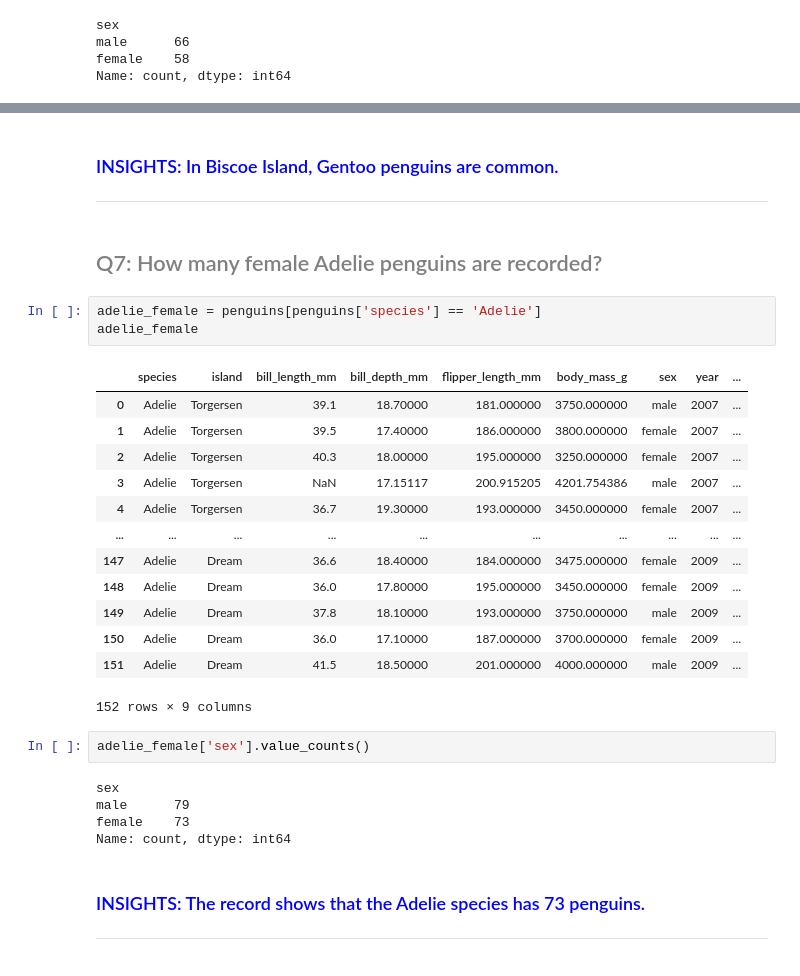
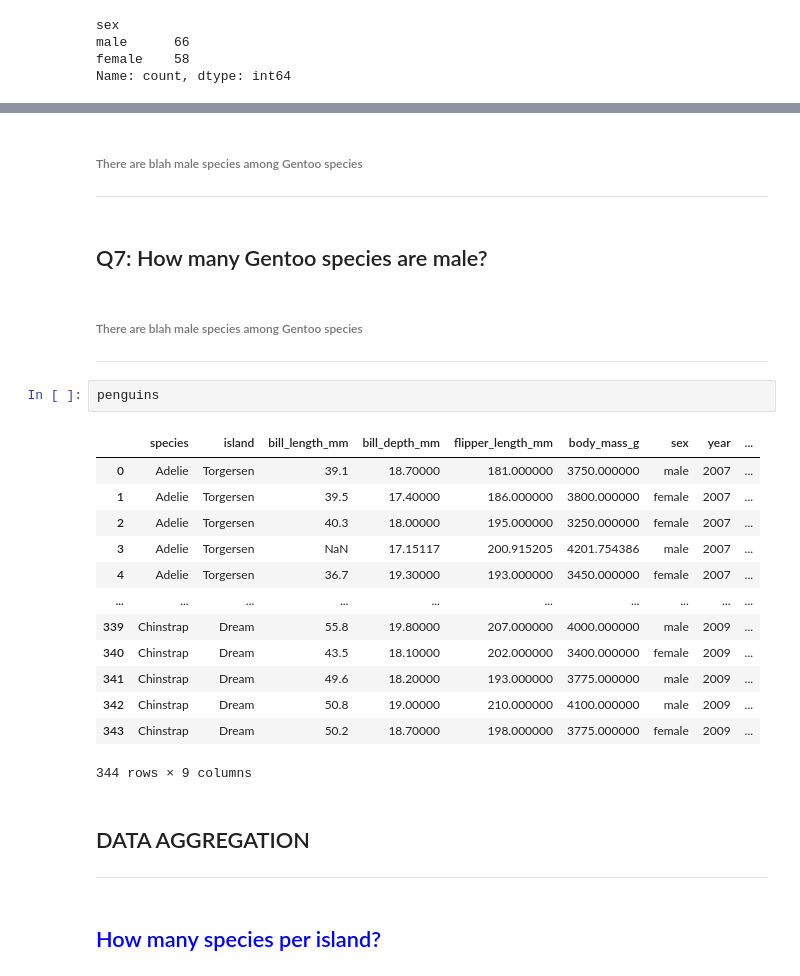
Before and after one commit to louiezzy/ELEC303-DataAnalytics, a Jupyter notebook: Activity 1.ipynb, the cells around one changed output, grey strips where cells are left out. Saved outputs shown, nothing was run; the diff lists cells and outputs as text.

```diff
--- a/Activity 1.ipynb
+++ b/Activity 1.ipynb
@@ -501,32 +452,29 @@ biscoe_species_mode
 # %% [markdown]
-<h3 style="color:blue">INSIGHTS: In Biscoe Island, Gentoo penguins are common. </h3>
+<h6>There are blah male species among Gentoo species </h6>
 <hr>
 # %% [markdown]
-<h2 style="color:gray">Q7: How many female Adelie penguins are recorded? </h2>
+<h2> Q7: How many Gentoo species are male? </h2>
-# %%
-adelie_female = penguins[penguins['species'] == 'Adelie']
-adelie_female
-# %% [output]
-|  | species | island | bill_length_mm | bill_depth_mm | flipper_length_mm | body_mass_g | sex | year | ... |
-| 0 | Adelie | Torgersen | 39.1 | 18.70000 | 181.000000 | 3750.000000 | male | 2007 | ... |
-| 1 | Adelie | Torgersen | 39.5 | 17.40000 | 186.000000 | 3800.000000 | female | 2007 | ... |
-| 2 | Adelie | Torgersen | 40.3 | 18.00000 | 195.000000 | 3250.000000 | female | 2007 | ... |
-| 3 | Adelie | Torgersen | NaN | 17.15117 | 200.915205 | 4201.754386 | male | 2007 | ... |
-| 4 | Adelie | Torgersen | 36.7 | 19.30000 | 193.000000 | 3450.000000 | female | 2007 | ... |
-| ... | ... | ... | ... | ... | ... | ... | ... | ... | ... |
-| 147 | Adelie | Dream | 36.6 | 18.40000 | 184.000000 | 3475.000000 | female | 2009 | ... |
-| 148 | Adelie | Dream | 36.0 | 17.80000 | 195.000000 | 3450.000000 | female | 2009 | ... |
-| 149 | Adelie | Dream | 37.8 | 18.10000 | 193.000000 | 3750.000000 | male | 2009 | ... |
-| 150 | Adelie | Dream | 36.0 | 17.10000 | 187.000000 | 3700.000000 | female | 2009 | ... |
-| 151 | Adelie | Dream | 41.5 | 18.50000 | 201.000000 | 4000.000000 | male | 2009 | ... |
-152 rows × 9 columns
-# %%
-adelie_female['sex'].value_counts()
-# %% [output]
-sex
-male      79
-female    73
-Name: count, dtype: int64
 # %% [markdown]
-<h3 style="color:blue">INSIGHTS: The record shows that the Adelie species has 73 penguins. </h3>
+<h6>There are blah male species among Gentoo species </h6>
 <hr>
+# %%
+penguins
+# %% [output]
+|  | species | island | bill_length_mm | bill_depth_mm | flipper_length_mm | body_mass_g | sex | year | ... |
+| 0 | Adelie | Torgersen | 39.1 | 18.70000 | 181.000000 | 3750.000000 | male | 2007 | ... |
+| 1 | Adelie | Torgersen | 39.5 | 17.40000 | 186.000000 | 3800.000000 | female | 2007 | ... |
+| 2 | Adelie | Torgersen | 40.3 | 18.00000 | 195.000000 | 3250.000000 | female | 2007 | ... |
+| 3 | Adelie | Torgersen | NaN | 17.15117 | 200.915205 | 4201.754386 | male | 2007 | ... |
+| 4 | Adelie | Torgersen | 36.7 | 19.30000 | 193.000000 | 3450.000000 | female | 2007 | ... |
+| ... | ... | ... | ... | ... | ... | ... | ... | ... | ... |
+| 339 | Chinstrap | Dream | 55.8 | 19.80000 | 207.000000 | 4000.000000 | male | 2009 | ... |
+| 340 | Chinstrap | Dream | 43.5 | 18.10000 | 202.000000 | 3400.000000 | female | 2009 | ... |
+| 341 | Chinstrap | Dream | 49.6 | 18.20000 | 193.000000 | 3775.000000 | male | 2009 | ... |
+| 342 | Chinstrap | Dream | 50.8 | 19.00000 | 210.000000 | 4100.000000 | male | 2009 | ... |
+| 343 | Chinstrap | Dream | 50.2 | 18.70000 | 198.000000 | 3775.000000 | female | 2009 | ... |
+344 rows × 9 columns
+# %% [markdown]
+<h2 style=\"color:gray\"> DATA AGGREGATION</h2>
+<hr>
+# %% [markdown]
+<h2 style="color:blue"> How many species per island?</h2>
```
Also changed, not shown: parts of 24 cells of this notebook.
